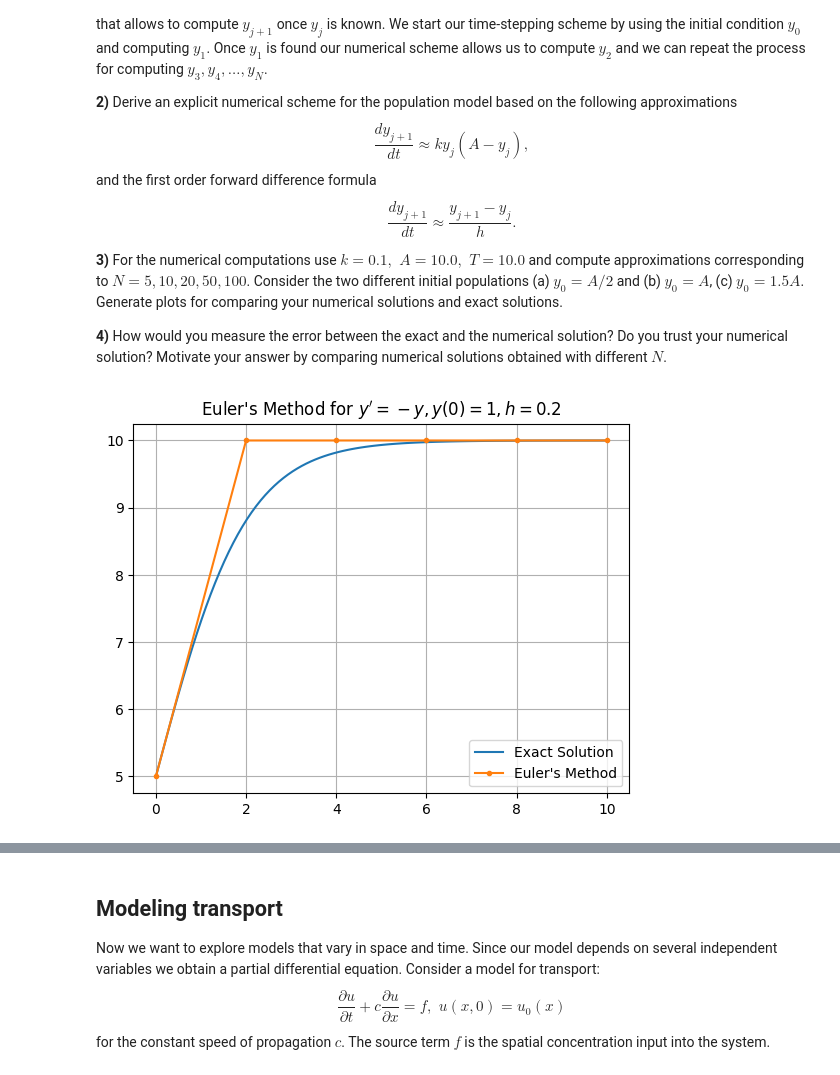
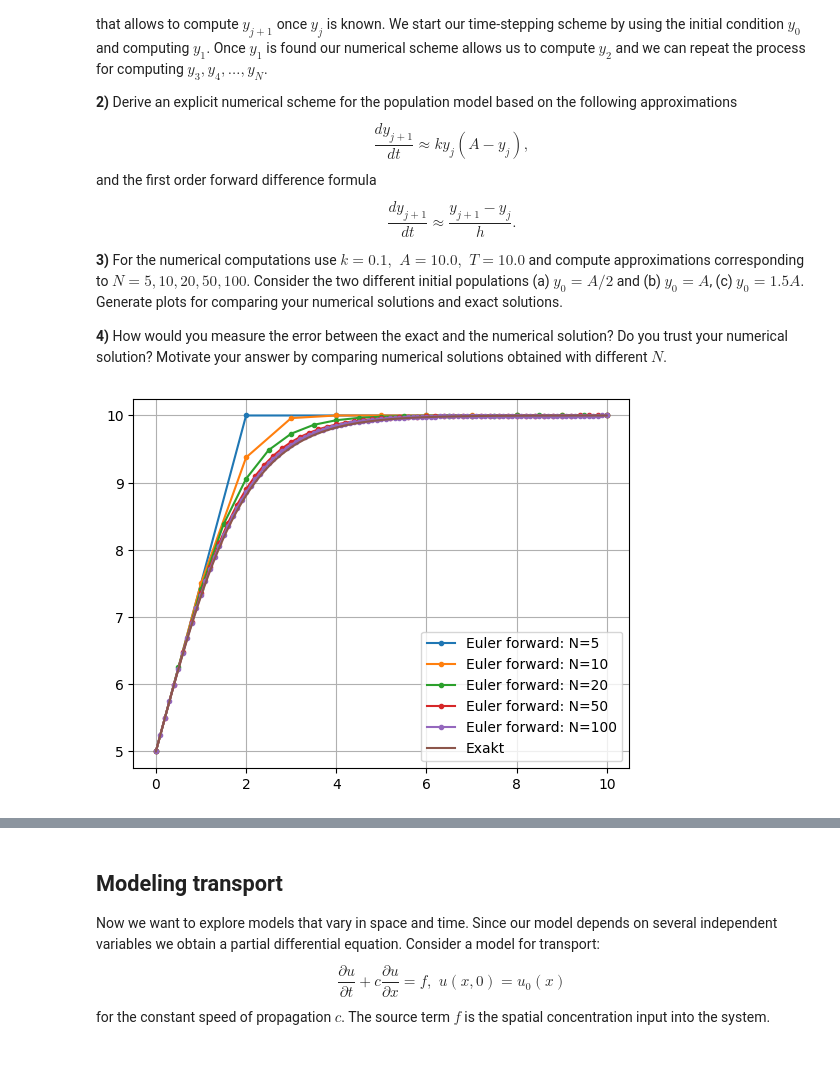
Before and after one commit to kalle6452/PDE, a Jupyter notebook: lab02.ipynb, the cells around one changed output, grey strips where cells are left out. Drawn from its saved outputs; the diff is of its cells as text; code cells hidden in the pictures.

```diff
--- a/lab02.ipynb
+++ b/lab02.ipynb
@@ -249,30 +249,29 @@ $$\frac{dy_{j+1}}{dt}\approx \frac{y_{j+1}-y_{j}}{h}.$$
 **3)** For the numerical computations use $k=0.1,\,\,A=10.0,\,\,T=10.0$ and compute approximations corresponding to $N=5,10,20,50,100$. Consider the two different initial populations (a) $y_0=A/2$ and (b) $y_0=A$, (c) $y_0=1.5 A$. Generate plots for comparing your numerical solutions and exact solutions.
 
 **4)** How would you measure the error between the exact and the numerical solution? Do you trust your numerical solution? Motivate your answer by comparing numerical solutions obtained with different $N$.
-# %%
-#f = lambda t,y: -y
-k = 0.1
-A = 10
-T = 10
-y0 = 0.5*A
-h = T/N
-N = 5
-t = np.linspace(0,T,N+1)
-y = np.zeros(len(t))
-y[0] = y0
-#j = 0
-for n in range(N):
-    #y[n+1] = y[n] + h*k*y[n]*(A-y[n])
-    y[n+1] = y[n] + h*k*y[n]*(A-y[n])
-    #f(t[n],y[n])*h
-    #y0 + h*k*y0*(A-y0)
-    #j += 1
-t_exact = np.linspace(0,10,100)
-y_exact = (A*y0)/(y0+(A-y0)*np.exp(-A*k*t_exact))
-
-plt.plot(t_exact,y_exact,label='Exact Solution')
-plt.plot(t,y,'.-',label="Euler's Method")
-plt.grid(True), plt.legend(), plt.title("Euler's Method for $y' = -y, y(0) = 1, h = 0.2$")
-plt.show()
-# %% [output]
-[figure, removed]
+# %%
+# test
+# Lösningen är pålitlig i det att den visuellt överensstämmer bra.abs
+#
+k = 0.1
+A = 10
+T = 10
+y0 = 0.5*A
+N = [5,10,20,50,100]
+for i in N:
+    h = T/i
+    t = np.linspace(0,T,i+1)
+    y = np.zeros(len(t))
+    y[0] = y0
+    for n in range(i):
+        y[n+1] = y[n] + h*k*y[n]*(A-y[n])
+    plt.plot(t,y,'.-',label=f"Euler forward: N={i}")
+t_exact = np.linspace(0,10,100)
+y_exact = (A*y0)/(y0+(A-y0)*np.exp(-A*k*t_exact))
+
+plt.plot(t_exact,y_exact,label='Exakt')
+#plt.plot(t,y,'.-',label="Euler's Method")
+plt.grid(True), plt.legend()
+plt.show()
+# %% [output]
+[figure, added]
```
Also changed, not shown: parts of 13 cells of this notebook.
